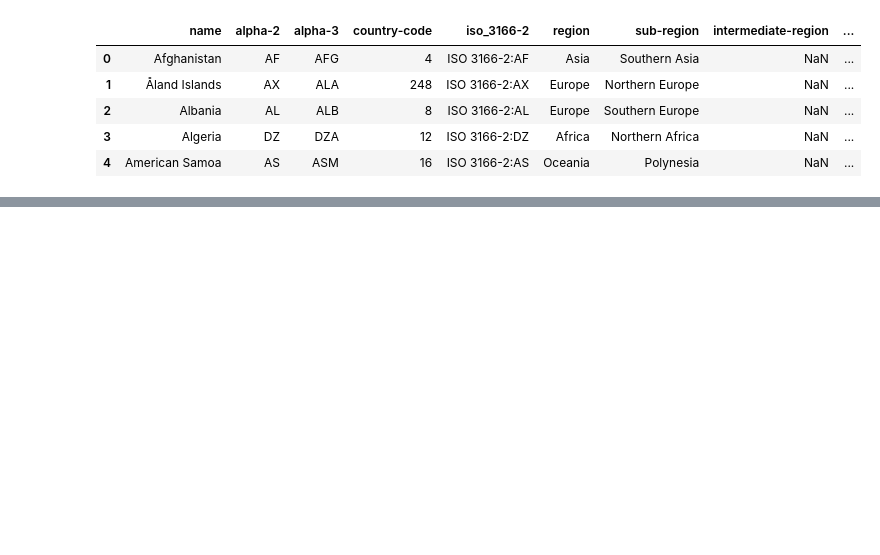
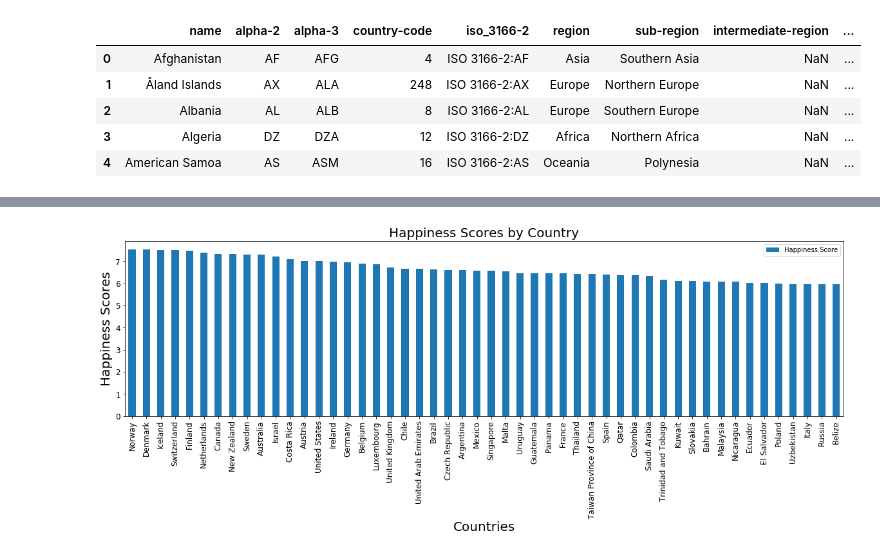
Before and after one commit to JuliaAlsop/An-analysis-of-world-happiness, a Jupyter notebook: Region_Country_Carolina/Carolina_Top_50.ipynb, the cells around one changed output, grey strips where cells are left out. Drawn from its saved outputs; the diff is of its cells as text; code cells hidden in the pictures; blank space fills up the shorter version.

```diff
--- a/Region_Country_Carolina/Carolina_Top_50.ipynb
+++ b/Region_Country_Carolina/Carolina_Top_50.ipynb
@@ -70,0 +159,9 @@ merged_df.head(10)
+# %%
+#Visualize data
+merged_countries_regions_df.plot(x='Country',y='Happiness.Score', kind = 'bar',figsize=(20,5), fontsize=12)
+plt.title('Happiness Scores by Country', fontsize=20)
+plt.xlabel('Countries', fontsize=20)
+plt.ylabel('Happiness Scores', fontsize=20)
+plt.show()
+# %% [output]
+[figure, added]
```
Also changed, not shown: parts of 10 cells of this notebook, 4 other files.
